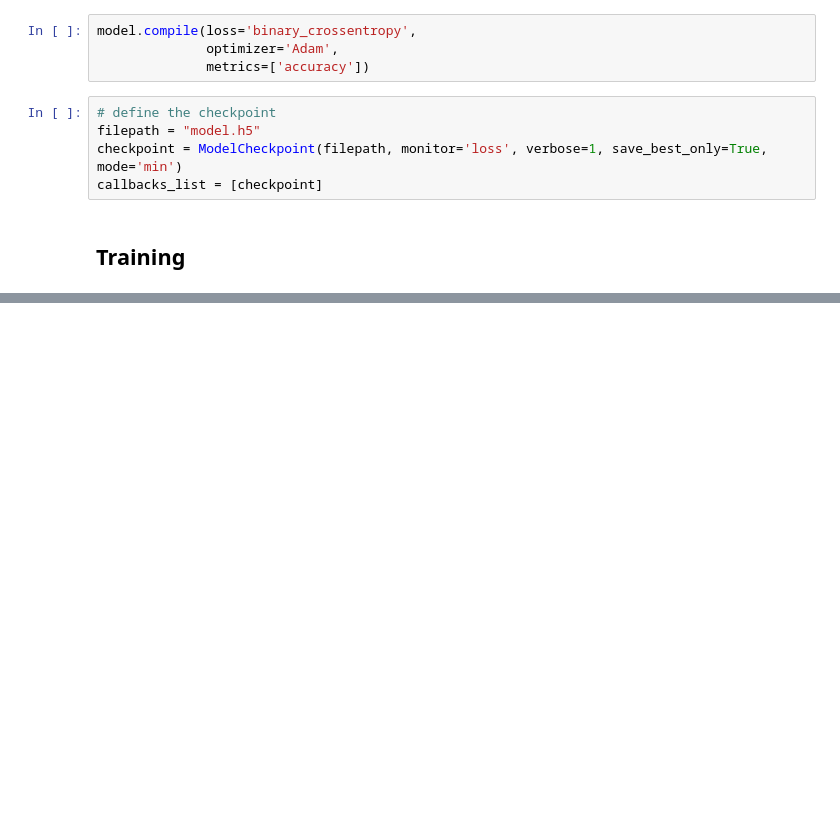
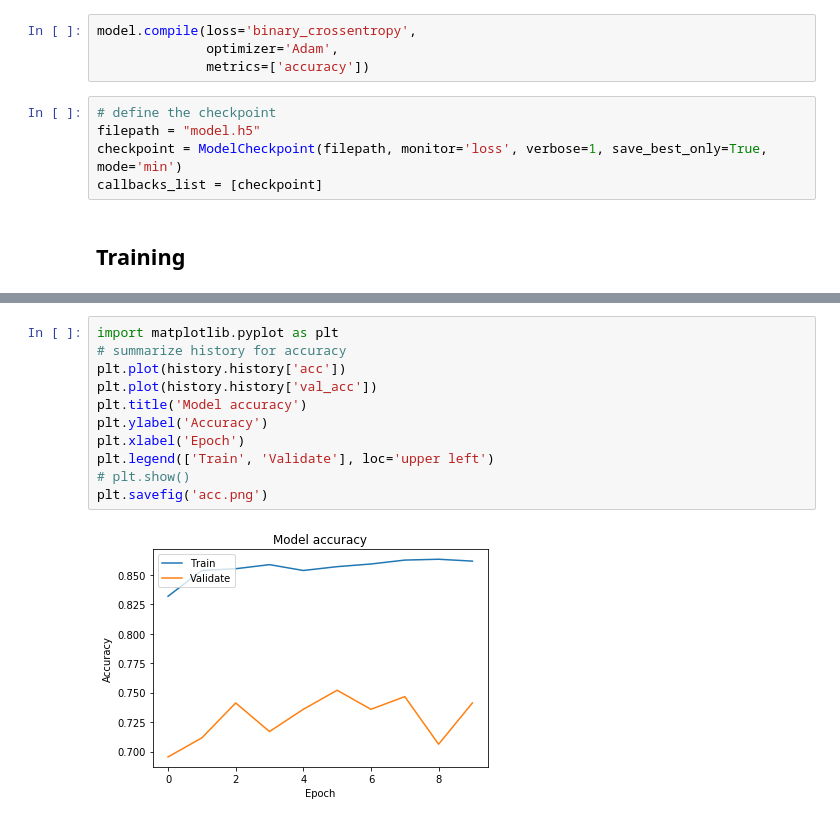
Before and after one commit to adityag3/Body-Rocking-Behavior-Recognition, a Jupyter notebook: project3b.ipynb, the cells around one changed output, grey strips where cells are left out. Saved outputs shown, nothing was run; the diff lists cells and outputs as text; blank space fills up the shorter version.

Commit message:
model and graphs

```diff
--- a/project3b.ipynb
+++ b/project3b.ipynb
@@ -200,0 +208,13 @@ print(list(zip(model.metrics_names,score)))
+# %%
+import matplotlib.pyplot as plt
+# summarize history for accuracy
+plt.plot(history.history['acc'])
+plt.plot(history.history['val_acc'])
+plt.title('Model accuracy')
+plt.ylabel('Accuracy')
+plt.xlabel('Epoch')
+plt.legend(['Train', 'Validate'], loc='upper left')
+# plt.show()
+plt.savefig('acc.png')
+# %% [output]
+[figure, added]
```
Also changed, not shown: parts of 4 cells of this notebook, 3 other files.
